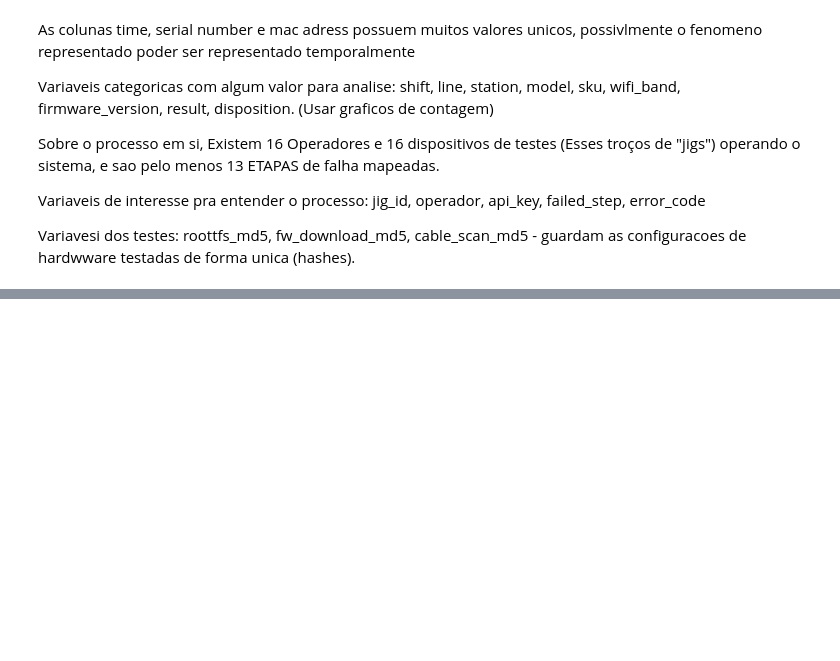
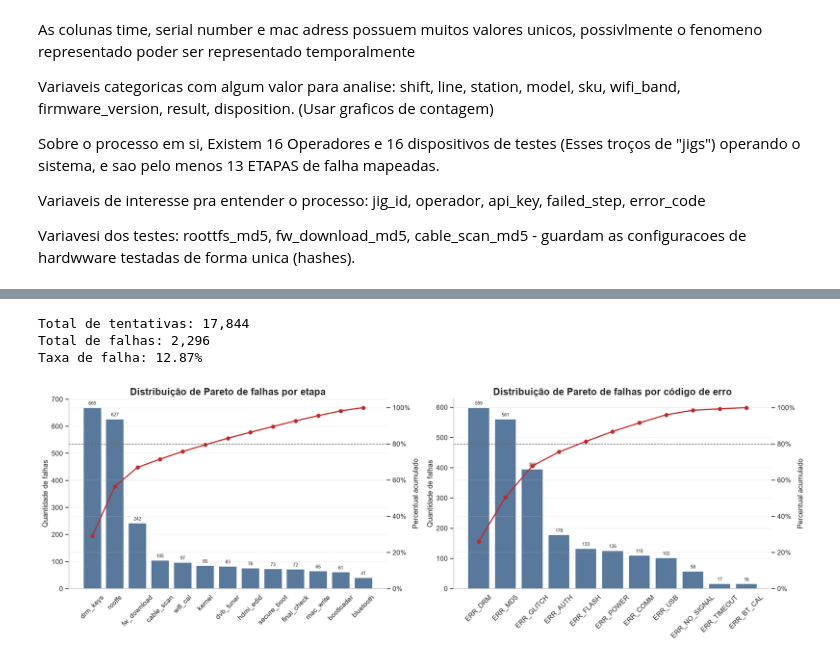
Before and after one commit to Messyas/Dashboard_de_Anomalias-AsyncTask, a Jupyter notebook: Notebooks/1-EDA.ipynb, the cells around one changed output, grey strips where cells are left out. Drawn from its saved outputs; the diff is of its cells as text; code cells hidden in the pictures; blank space fills up the shorter version.

Commit message:
Analisando a distribuicao dos erros

```diff
--- a/Notebooks/1-EDA.ipynb
+++ b/Notebooks/1-EDA.ipynb
@@ -152,0 +157,10 @@ Variavesi dos testes: roottfs_md5, fw_download_md5, cable_scan_md5 - guardam as
+# %%
+failures = dataset.loc[dataset["result"].eq("FAIL")].copy()
+
+print(f"Total de tentativas: {len(dataset):,}")
+print(f"Total de falhas: {len(failures):,}")
+print(f"Taxa de falha: {len(failures) / len(dataset):.2%}")
+# %% [output]
+Total de tentativas: 17,844
+Total de falhas: 2,296
+Taxa de falha: 12.87%
@@ -152,0 +212,20 @@ Variavesi dos testes: roottfs_md5, fw_download_md5, cable_scan_md5 - guardam as
+# %%
+fig, axes = plt.subplots(1, 2, figsize=(18, 6), constrained_layout=True)
+
+pareto_failed_step = plot_pareto(
+    failures,
+    "failed_step",
+    "Distribuição de Pareto de falhas por etapa",
+    axes[0],
+)
+
+pareto_error_code = plot_pareto(
+    failures,
+    "error_code",
+    "Distribuição de Pareto de falhas por código de erro",
+    axes[1],
+)
+
+plt.show()
+# %% [output]
+[figure, added]
```
Also changed, not shown: parts of 6 cells of this notebook.
